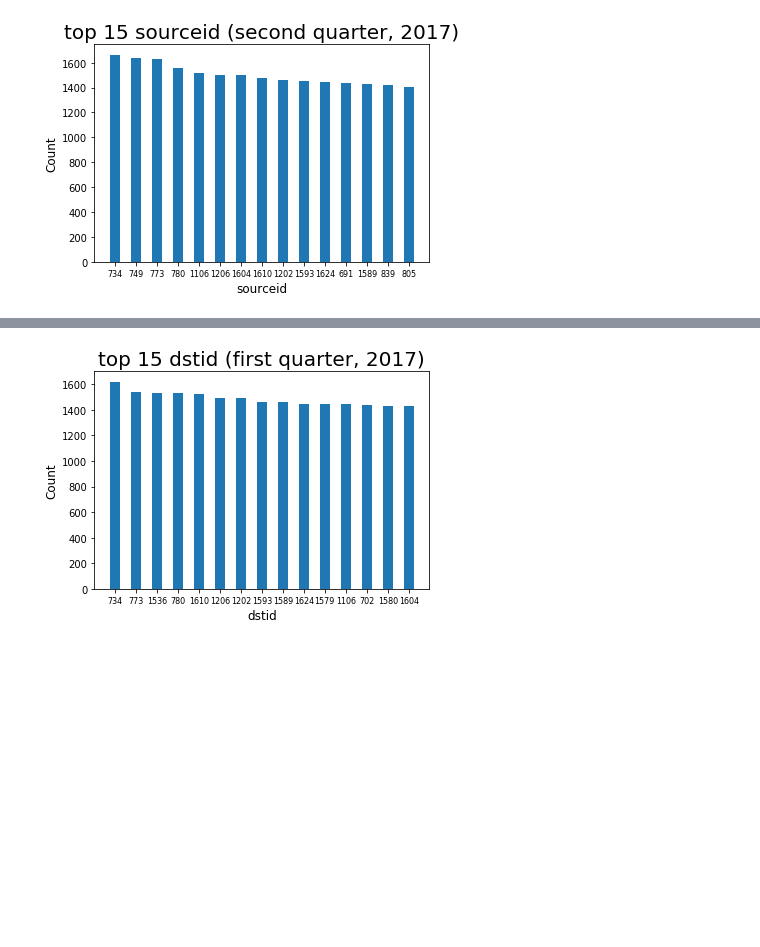
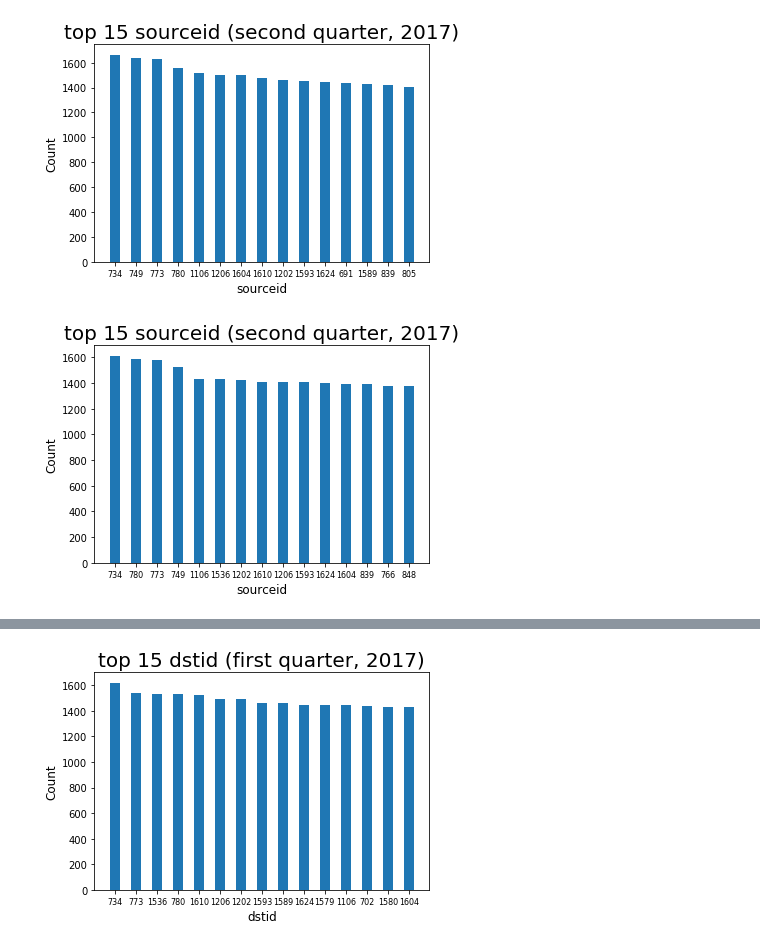
Before and after one commit to bananannn/ECE-143-Group-2, a Jupyter notebook: Project.ipynb, the cells around one changed output, grey strips where cells are left out. Drawn from its saved outputs; the diff is of its cells as text; code cells hidden in the pictures; blank space fills up the shorter version.

```diff
--- a/Project.ipynb
+++ b/Project.ipynb
@@ -44,3 +44,12 @@ plt.title('top 15 sourceid (second quarter, 2017)',fontsize=20)
 plt.show()
 # %% [output]
 [figure]
+# %%
+sid = data3.groupby(by='sourceid')['sourceid'].count().sort_values(ascending=False)
+show = 15
+
+draw_top(show,sid,0)
+plt.title('top 15 sourceid (second quarter, 2017)',fontsize=20)
+plt.show()
+# %% [output]
+[figure, added]
```
Also changed, not shown: parts of 1 cell of this notebook.
